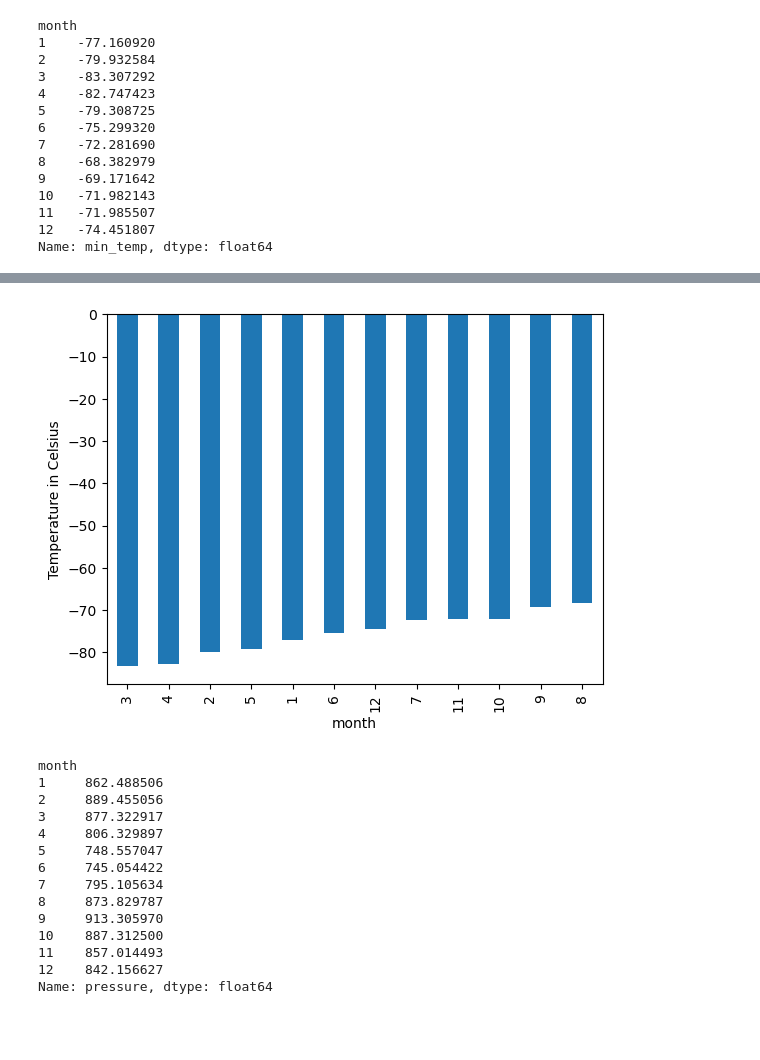
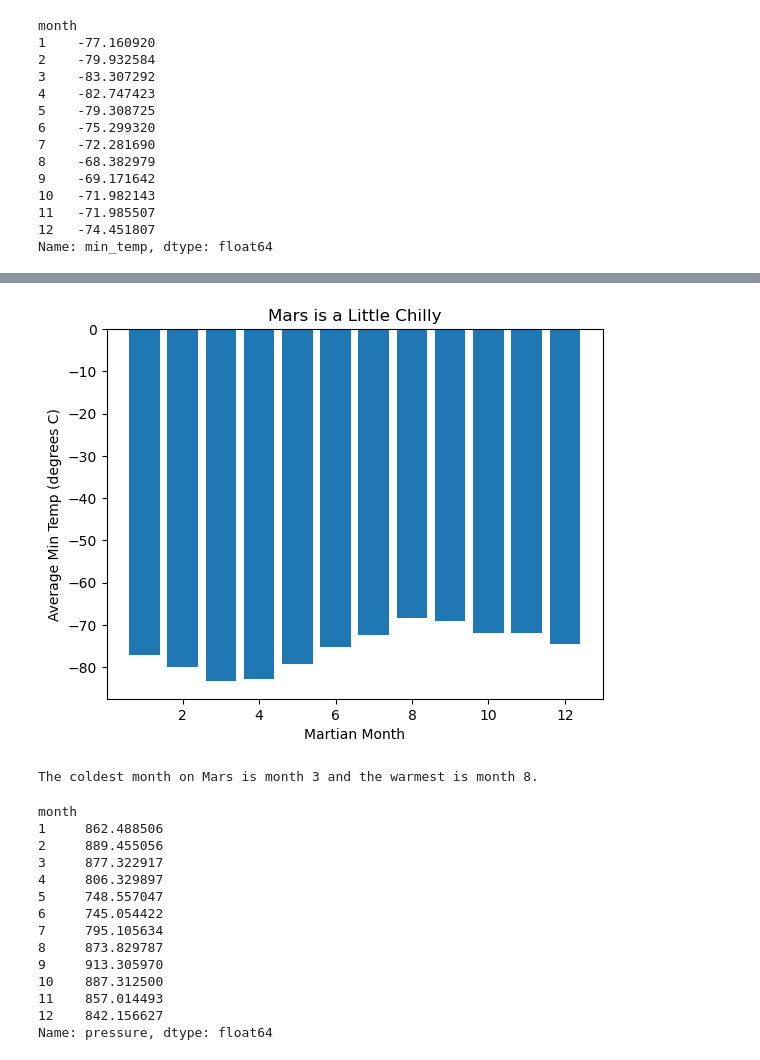
Before and after one commit to jddelaune/mars-web-scraping, a Jupyter notebook: part_2_mars_weather.ipynb, the cells around one changed output, grey strips where cells are left out. Cells and saved outputs as stored; diff of their text form; code cells hidden in the pictures; blank space fills up the shorter version.

```diff
--- a/part_2_mars_weather.ipynb
+++ b/part_2_mars_weather.ipynb
@@ -186,6 +208,8 @@ Name: month, dtype: int64
 1867
 # %%
 # 3. What is the average low temperature by month?
+avg_low_temp_s = mars_df.groupby(['month'])['min_temp'].mean()
+avg_low_temp_s
 # %% [output]
 month
 1    -77.160920
@@ -208,6 +228,23 @@ Name: min_temp, dtype: float64
+# %%
+# Plot the average temperature by month
+
+month = avg_low_temp_s.index
+
+fig, ax = plt.subplots()
+ax.bar(month, avg_low_temp_s)
+
+ax.set(xlabel='Martian Month', ylabel='Average Min Temp (degrees C)',
+       title='Mars is a Little Chilly')
+
+plt.show()
+# %% [output]
+[figure, added]
 # %%
 # Identify the coldest and hottest months in Curiosity's location
+coldest_month = avg_low_temp_s.idxmin()
+hottest_month = avg_low_temp_s.idxmax()
+print(f"The coldest month on Mars is month {coldest_month} and the warmest is month {hottest_month}.")
 # %% [output]
-[figure, removed]
+The coldest month on Mars is month 3 and the warmest is month 8.
 # %%
 # 4. Average pressure by Martian month
```
Also changed, not shown: parts of 17 cells of this notebook, 1 other file.
